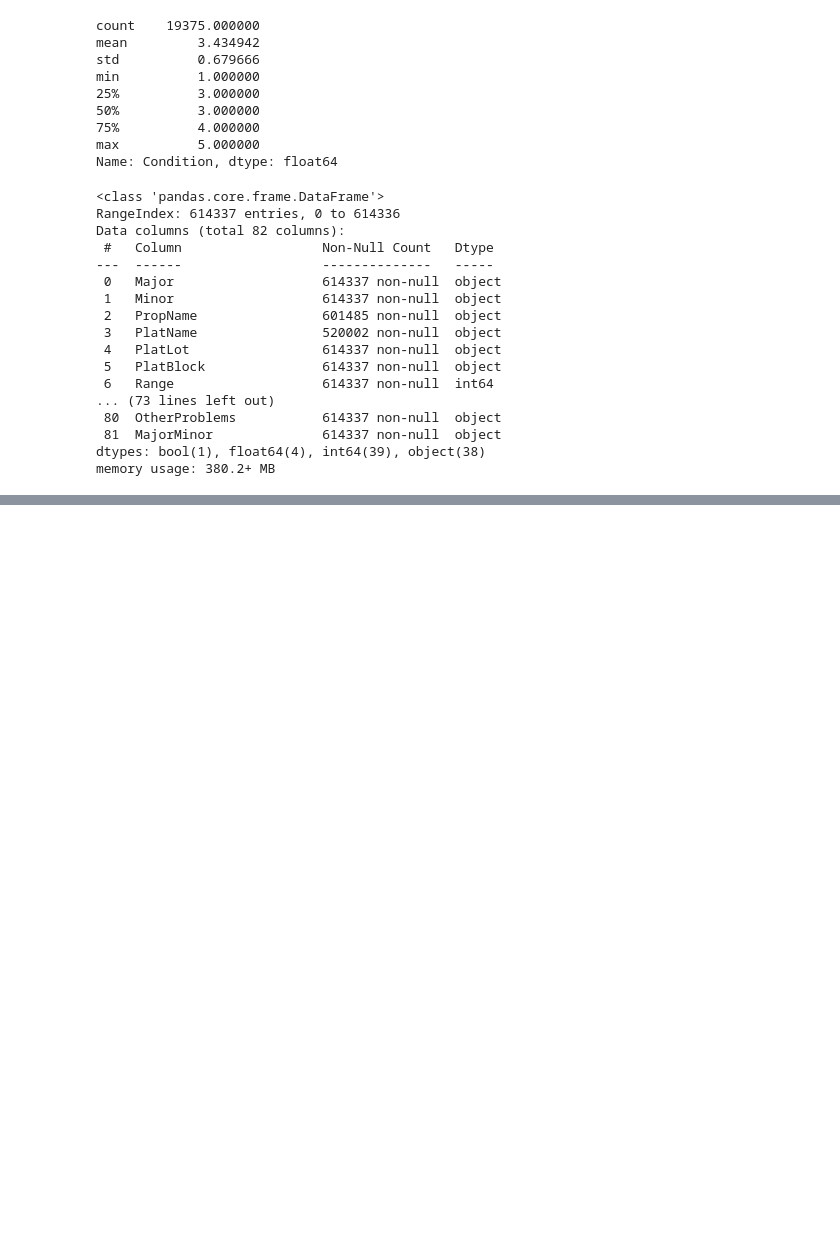
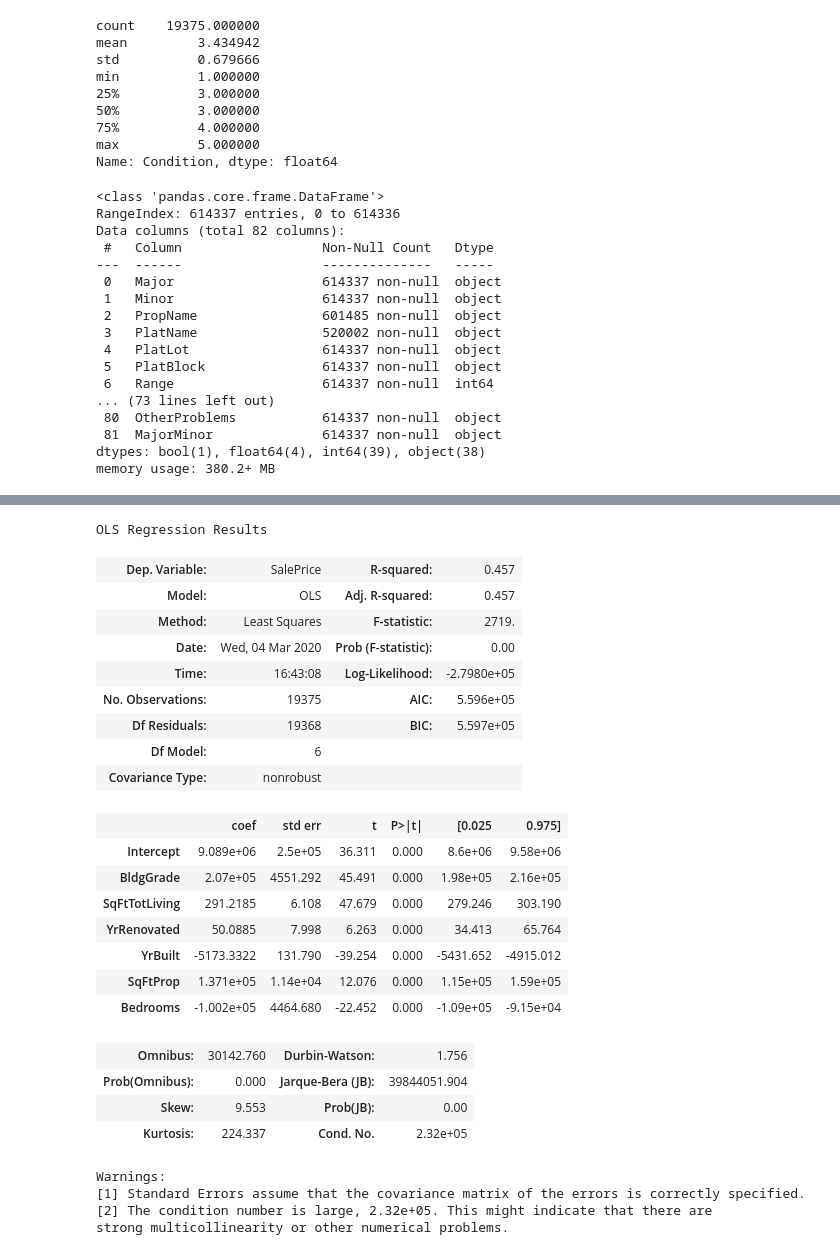
Before and after one commit to hmdev649/mod2-project, a Jupyter notebook: Exploratory Notebooks/Mihir Bhagat.ipynb, the cells around one changed output, grey strips where cells are left out. Drawn from its saved outputs; the diff is of its cells as text; code cells hidden in the pictures; blank space fills up the shorter version.

```diff
--- a/Exploratory Notebooks/Mihir Bhagat.ipynb
+++ b/Exploratory Notebooks/Mihir Bhagat.ipynb
@@ -613,0 +689,31 @@ memory usage: 380.2+ MB
+# %%
+df_mihir = final_df[["SalePrice", "BldgGrade", "SqFtTotLiving","Condition","YrRenovated","YrBuilt","SqFtProp","Bedrooms", "Any_Waterfront"]].copy()
+model_mihir = ols(formula="SalePrice ~ BldgGrade + SqFtTotLiving + Condition + YrRenovated + YrBuilt + SqFtProp + Bedrooms + Any_Waterfront", data=df_mihir).fit()
+model_mihir.summary()
+# %% [output]
+OLS Regression Results
+| Dep. Variable: | SalePrice | R-squared: | 0.457 |
+| Model: | OLS | Adj. R-squared: | 0.457 |
+| Method: | Least Squares | F-statistic: | 2719. |
+| Date: | Wed, 04 Mar 2020 | Prob (F-statistic): | 0.00 |
+| Time: | 16:43:08 | Log-Likelihood: | -2.7980e+05 |
+| No. Observations: | 19375 | AIC: | 5.596e+05 |
+| Df Residuals: | 19368 | BIC: | 5.597e+05 |
+| Df Model: | 6 |  |  |
+| Covariance Type: | nonrobust |  |  |
+|  | coef | std err | t | P>|t| | [0.025 | 0.975] |
+| Intercept | 9.089e+06 | 2.5e+05 | 36.311 | 0.000 | 8.6e+06 | 9.58e+06 |
+| BldgGrade | 2.07e+05 | 4551.292 | 45.491 | 0.000 | 1.98e+05 | 2.16e+05 |
+| SqFtTotLiving | 291.2185 | 6.108 | 47.679 | 0.000 | 279.246 | 303.190 |
+| YrRenovated | 50.0885 | 7.998 | 6.263 | 0.000 | 34.413 | 65.764 |
+| YrBuilt | -5173.3322 | 131.790 | -39.254 | 0.000 | -5431.652 | -4915.012 |
+| SqFtProp | 1.371e+05 | 1.14e+04 | 12.076 | 0.000 | 1.15e+05 | 1.59e+05 |
+| Bedrooms | -1.002e+05 | 4464.680 | -22.452 | 0.000 | -1.09e+05 | -9.15e+04 |
+| Omnibus: | 30142.760 | Durbin-Watson: | 1.756 |
+| Prob(Omnibus): | 0.000 | Jarque-Bera (JB): | 39844051.904 |
+| Skew: | 9.553 | Prob(JB): | 0.00 |
+| Kurtosis: | 224.337 | Cond. No. | 2.32e+05 |
+Warnings:
+[1] Standard Errors assume that the covariance matrix of the errors is correctly specified.
+[2] The condition number is large, 2.32e+05. This might indicate that there are
+strong multicollinearity or other numerical problems.
```
Also changed, not shown: parts of 16 cells of this notebook, 2 other files.
